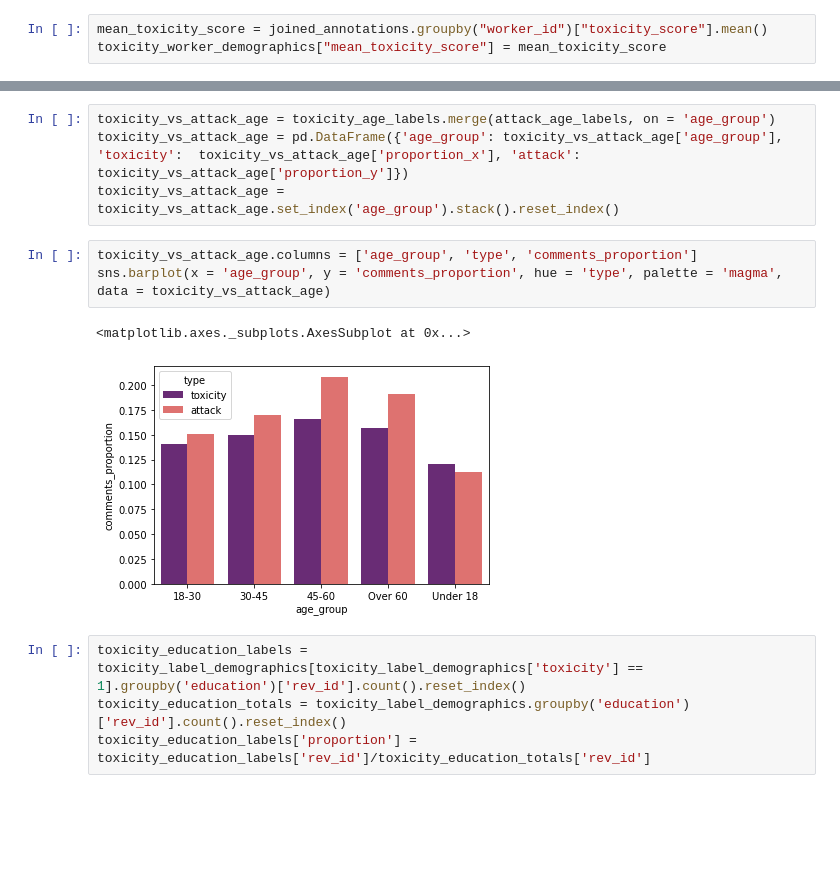
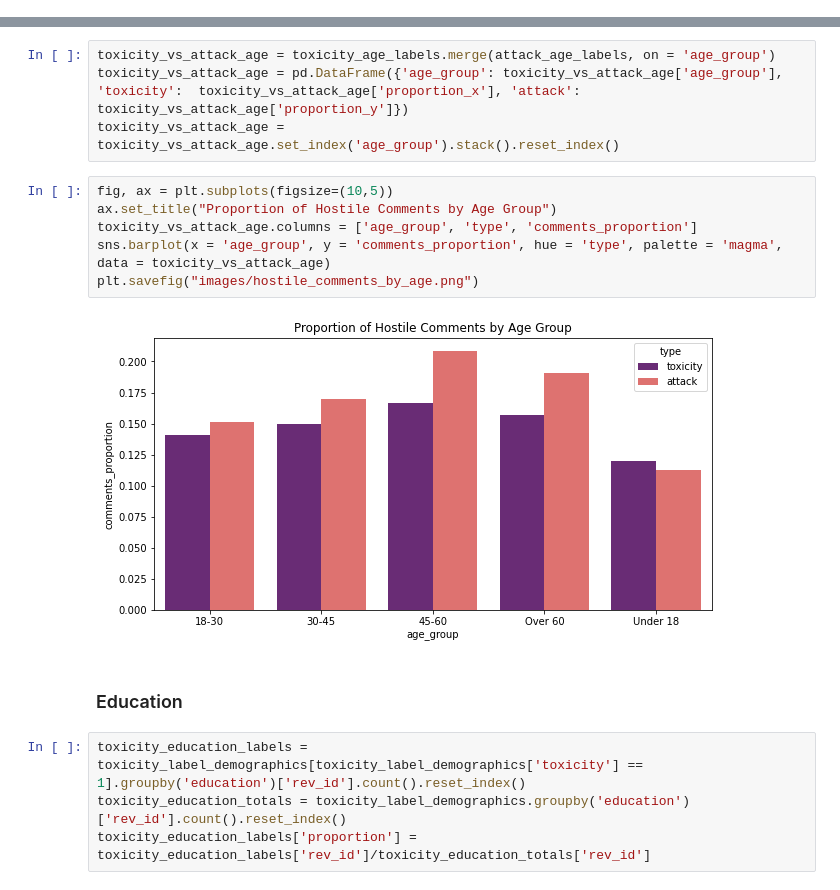
Before and after one commit to chavi-g/data-512, a Jupyter notebook: data-512-a2/data512-a2-bias-in-data.ipynb, the cells around one changed output, grey strips where cells are left out. Drawn from its saved outputs; the diff is of its cells as text; blank space fills up the shorter version.

```diff
--- a/data-512-a2/data512-a2-bias-in-data.ipynb
+++ b/data-512-a2/data512-a2-bias-in-data.ipynb
@@ -96,6 +59,3 @@ joined_annotations.head()
 At this point you start asking question.
 
 I can calculate the average score per worker - that worker's "toxicity bias". Is this different for different age groups?
-# %%
-mean_toxicity_score = joined_annotations.groupby("worker_id")["toxicity_score"].mean()
-toxicity_worker_demographics["mean_toxicity_score"] = mean_toxicity_score
@@ -374,11 +296,15 @@ toxicity_vs_attack_age = toxicity_age_labels.merge(attack_age_labels, on = 'age_
 toxicity_vs_attack_age = pd.DataFrame({'age_group': toxicity_vs_attack_age['age_group'], 'toxicity':  toxicity_vs_attack_age['proportion_x'], 'attack': toxicity_vs_attack_age['proportion_y']})
 toxicity_vs_attack_age = toxicity_vs_attack_age.set_index('age_group').stack().reset_index()
 # %%
+fig, ax = plt.subplots(figsize=(10,5))
+ax.set_title("Proportion of Hostile Comments by Age Group")
 toxicity_vs_attack_age.columns = ['age_group', 'type', 'comments_proportion']
 sns.barplot(x = 'age_group', y = 'comments_proportion', hue = 'type', palette = 'magma', data = toxicity_vs_attack_age)
+plt.savefig("images/hostile_comments_by_age.png")
 # %% [output]
-<matplotlib.axes._subplots.AxesSubplot at 0x...>
-[figure, old version]
+[figure, new version]
+# %% [markdown]
+### Education
 # %%
 toxicity_education_labels = toxicity_label_demographics[toxicity_label_demographics['toxicity'] == 1].groupby('education')['rev_id'].count().reset_index()
 toxicity_education_totals = toxicity_label_demographics.groupby('education')['rev_id'].count().reset_index()
```
Also changed, not shown: parts of 78 cells of this notebook, 7 other files.
